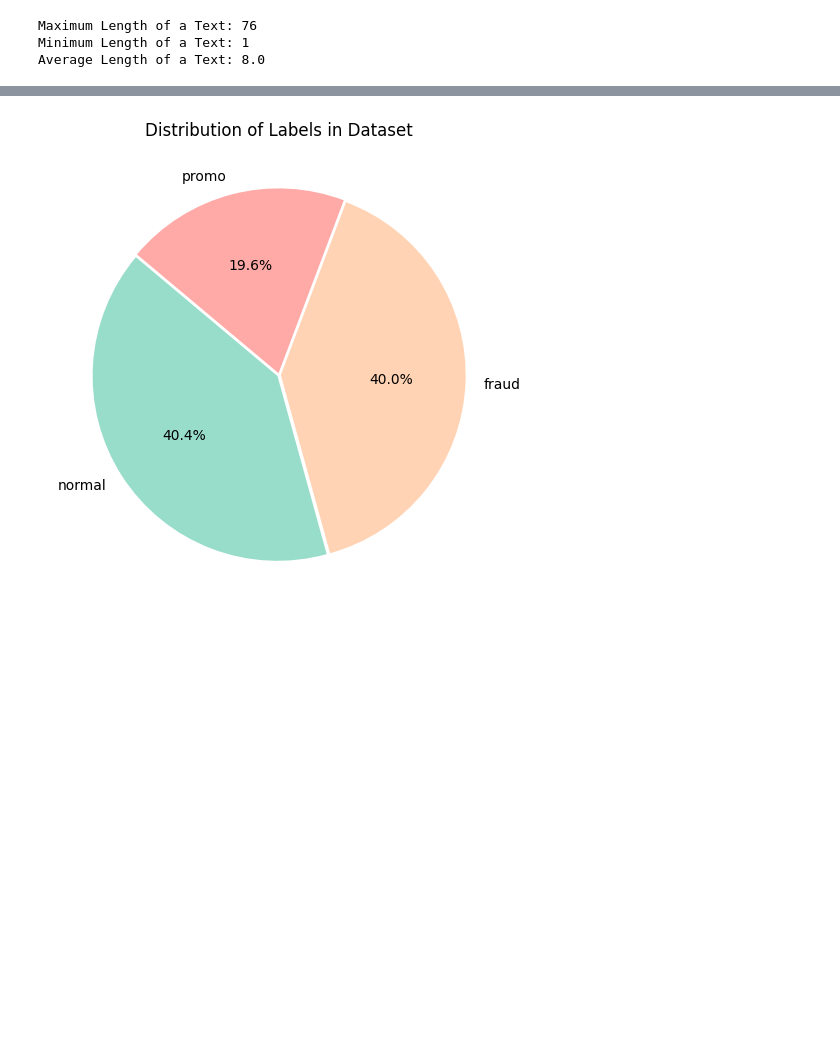
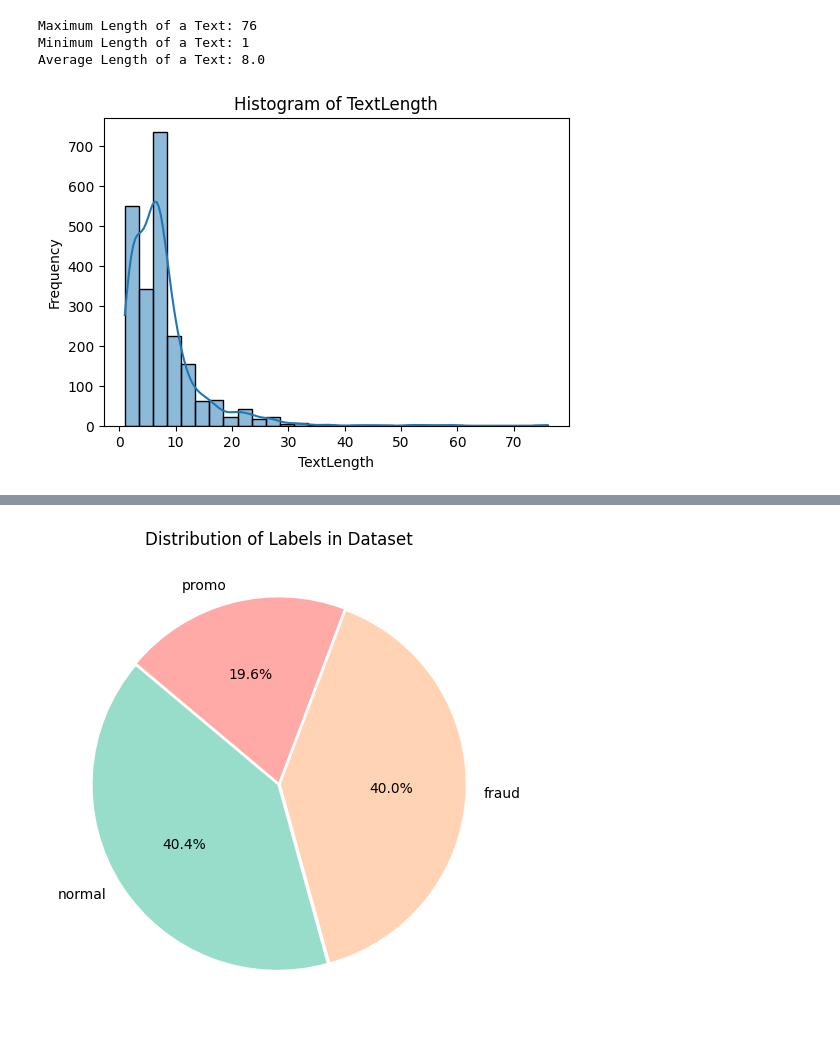
Before and after one commit to S4DIB/bengali-sms-fraud-detection-using-supervised-learning, a Jupyter notebook: Bengali Sms Fraud Detection.ipynb, the cells around one changed output, grey strips where cells are left out. Drawn from its saved outputs; the diff is of its cells as text; code cells hidden in the pictures; blank space fills up the shorter version.

```diff
--- a/Bengali Sms Fraud Detection.ipynb
+++ b/Bengali Sms Fraud Detection.ipynb
@@ -23,0 +25,3 @@ import joblib
+# %%
+data = pd.read_csv('/kaggle/input/bengali-sms-dataset/bangla_smish.csv', encoding='utf-8')
+data
@@ -24,5 +42,4 @@ import joblib
 # %%
-data = pd.read_csv('/kaggle/input/bengali-sms-dataset/bangla_smish.csv')
 data.rename(columns={'label': 'Label'}, inplace=True)
 data['Label'] = data['Label'].replace('smish', 'fraud')
 data
@@ -197,3 +226,15 @@ print(f"Average Length of a Text: {round(np.mean(dataset.TextLength),0)}")
 Maximum Length of a Text: 76
 Minimum Length of a Text: 1
 Average Length of a Text: 8.0
+# %%
+numerical_features = ['TextLength']
+
+for feature in numerical_features:
+    plt.figure(figsize=(6, 4))
+    sns.histplot(dataset[feature], bins=30, kde=True)
+    plt.title(f'Histogram of {feature}')
+    plt.xlabel(feature)
+    plt.ylabel('Frequency')
+    plt.show()
+# %% [output]
+[figure, added]
```
Also changed, not shown: parts of 21 cells of this notebook.
